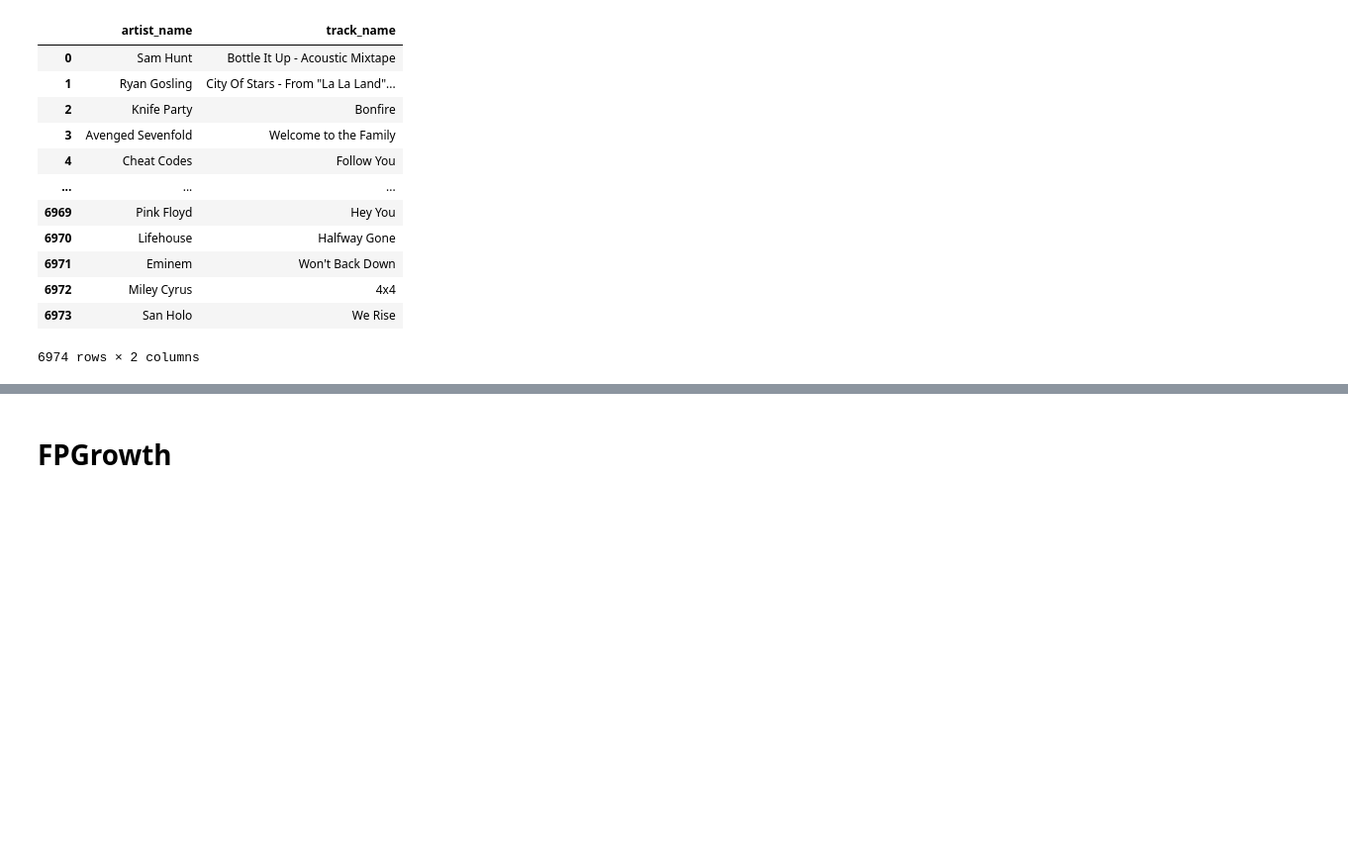
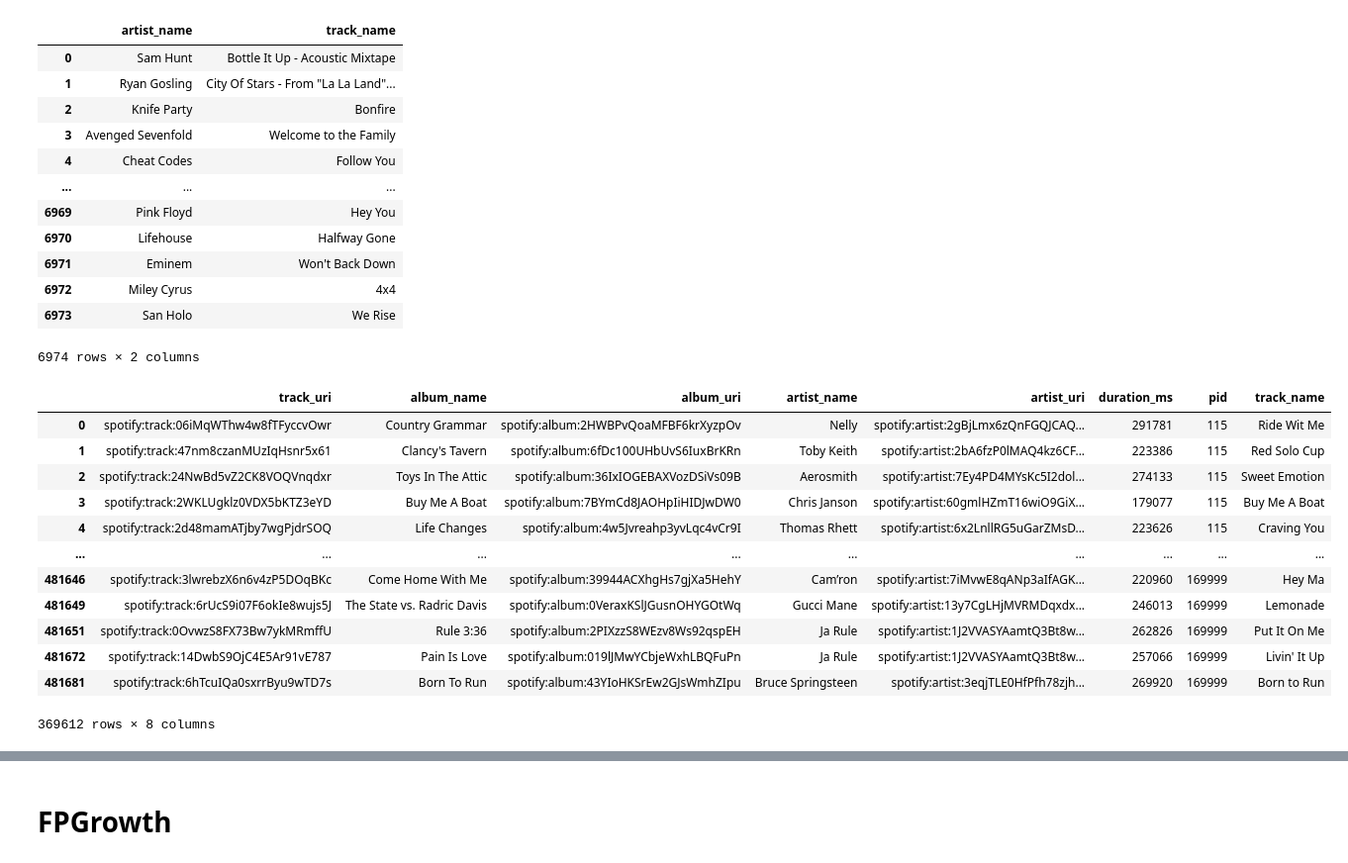
Before and after one commit to laredoo/recsys, a Jupyter notebook: model.ipynb, the cells around one changed output, grey strips where cells are left out. Shown: that part at 99% size. Cells and saved outputs as stored; diff of their text form; code cells hidden in the pictures; blank space fills up the shorter version.

```diff
--- a/model.ipynb
+++ b/model.ipynb
@@ -30,7 +30,23 @@ songs_dataset
 spotify_playlists_1 = pd.read_csv(TRAIN_DATASET_PATH).dropna()
 spotify_playlists_2 = pd.read_csv(TEST_DATASET_PATH).dropna()
 # %%
-spotify_playlists = spotify_playlists_1.append(spotify_playlists_2)
+spotify_playlists = pd.concat([spotify_playlists_1, spotify_playlists_2], ignore_index=True).drop_duplicates()
+
+spotify_playlists
+# %% [output]
+|  | track_uri | album_name | album_uri | artist_name | artist_uri | duration_ms | pid | track_name |
+| 0 | spotify:track:06iMqWThw4w8fTFyccvOwr | Country Grammar | spotify:album:2HWBPvQoaMFBF6krXyzpOv | Nelly | spotify:artist:2gBjLmx6zQnFGQJCAQ... | 291781 | 115 | Ride Wit Me |
+| 1 | spotify:track:47nm8czanMUzIqHsnr5x61 | Clancy's Tavern | spotify:album:6fDc100UHbUvS6IuxBrKRn | Toby Keith | spotify:artist:2bA6fzP0lMAQ4kz6CF... | 223386 | 115 | Red Solo Cup |
+| 2 | spotify:track:24NwBd5vZ2CK8VOQVnqdxr | Toys In The Attic | spotify:album:36IxIOGEBAXVozDSiVs09B | Aerosmith | spotify:artist:7Ey4PD4MYsKc5I2dol... | 274133 | 115 | Sweet Emotion |
+| 3 | spotify:track:2WKLUgklz0VDX5bKTZ3eYD | Buy Me A Boat | spotify:album:7BYmCd8JAOHpIiHIDJwDW0 | Chris Janson | spotify:artist:60gmlHZmT16wiO9GiX... | 179077 | 115 | Buy Me A Boat |
+| 4 | spotify:track:2d48mamATjby7wgPjdrSOQ | Life Changes | spotify:album:4w5Jvreahp3yvLqc4vCr9I | Thomas Rhett | spotify:artist:6x2LnllRG5uGarZMsD... | 223626 | 115 | Craving You |
+| ... | ... | ... | ... | ... | ... | ... | ... | ... |
+| 481646 | spotify:track:3lwrebzX6n6v4zP5DOqBKc | Come Home With Me | spotify:album:39944ACXhgHs7gjXa5HehY | Cam’ron | spotify:artist:7iMvwE8qANp3aIfAGK... | 220960 | 169999 | Hey Ma |
+| 481649 | spotify:track:6rUcS9i07F6okIe8wujs5J | The State vs. Radric Davis | spotify:album:0VeraxKSlJGusnOHYGOtWq | Gucci Mane | spotify:artist:13y7CgLHjMVRMDqxdx... | 246013 | 169999 | Lemonade |
+| 481651 | spotify:track:0OvwzS8FX73Bw7ykMRmffU | Rule 3:36 | spotify:album:2PIXzzS8WEzv8Ws92qspEH | Ja Rule | spotify:artist:1J2VVASYAamtQ3Bt8w... | 262826 | 169999 | Put It On Me |
+| 481672 | spotify:track:14DwbS9OjC4E5Ar91vE787 | Pain Is Love | spotify:album:019lJMwYCbjeWxhLBQFuPn | Ja Rule | spotify:artist:1J2VVASYAamtQ3Bt8w... | 257066 | 169999 | Livin' It Up |
+| 481681 | spotify:track:6hTcuIQa0sxrrByu9wTD7s | Born To Run | spotify:album:43YIoHKSrEw2GJsWmhZIpu | Bruce Springsteen | spotify:artist:3eqjTLE0HfPfh78zjh... | 269920 | 169999 | Born to Run |
+369612 rows × 8 columns
 # %%
 playlist_groups_df = (
     spotify_playlists
```
Also changed, not shown: parts of 6 cells of this notebook, 12 other files.
